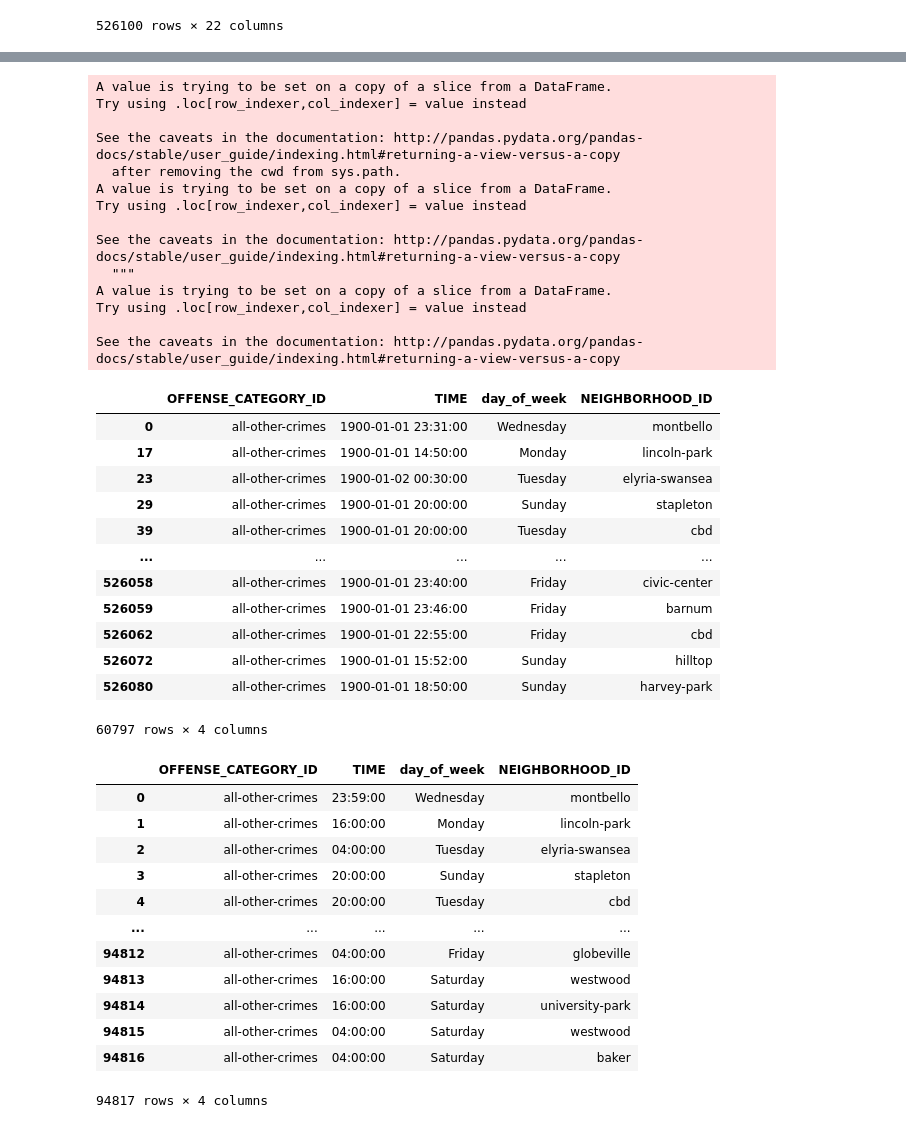
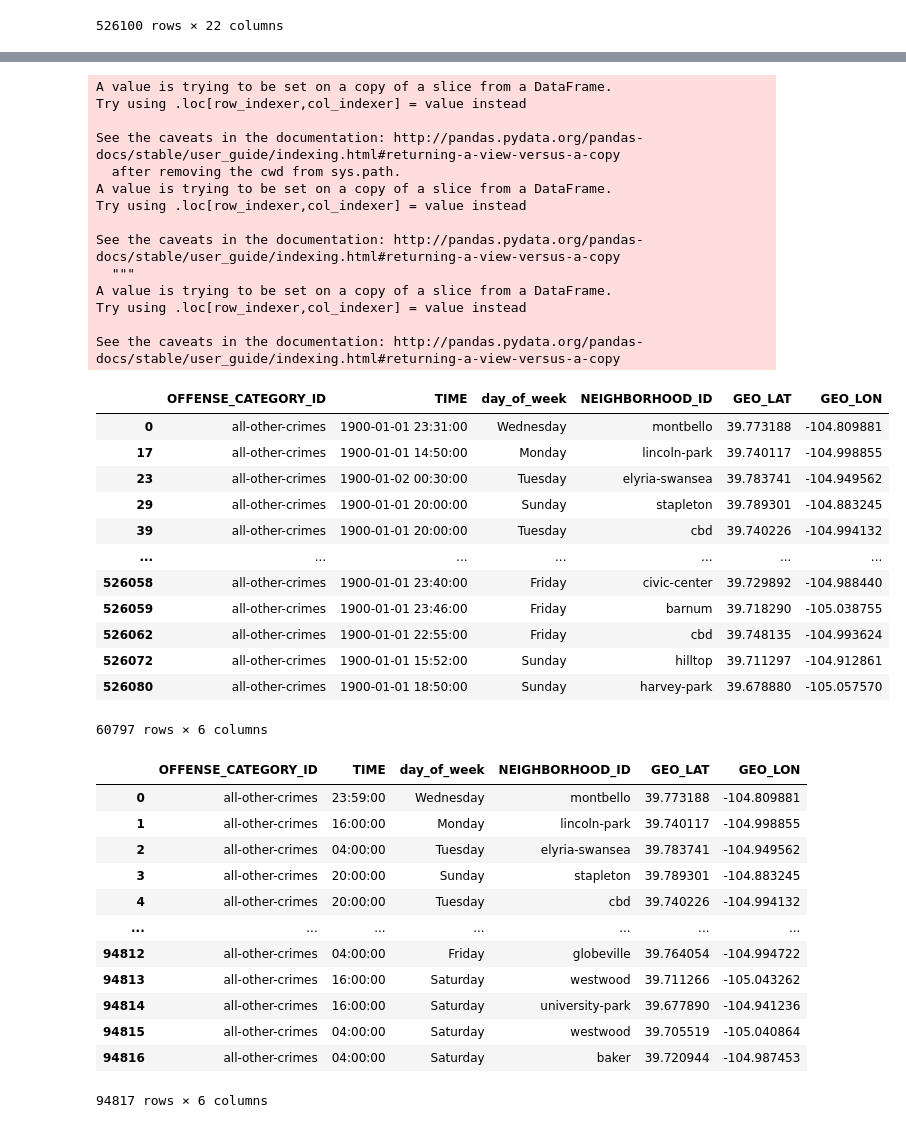
Before and after one commit to bittybueno/data-mining-project, a Jupyter notebook: Other Crimes.ipynb, the cells around one changed output, grey strips where cells are left out. Drawn from its saved outputs; the diff is of its cells as text; code cells hidden in the pictures.

```diff
--- a/Other Crimes.ipynb
+++ b/Other Crimes.ipynb
@@ -34,7 +34,7 @@ df
 | 526099 | 2019688475 | 2019688475220300 | 2203 | 0 | burglary-business-by-force | burglary | ... |
 526100 rows × 22 columns
 # %%
-df_other = df[['OFFENSE_CATEGORY_ID', 'TIME', 'day_of_week','NEIGHBORHOOD_ID']]
+df_other = df[['OFFENSE_CATEGORY_ID', 'TIME', 'day_of_week','NEIGHBORHOOD_ID','GEO_LAT','GEO_LON']]
 df_other = df_other.loc[df_other.OFFENSE_CATEGORY_ID == 'all-other-crimes']
 df_other_am =  df_other.loc[df_other.TIME.str[-2:] == "AM" ]
 df_other_am['TIME'] = [x[:-3] for x in df_other_am['TIME']]
@@ -68,40 +68,40 @@ See the caveats in the documentation: http://pandas.pydata.org/pandas-docs/stabl
 # %%
-df_other = df_other[['OFFENSE_CATEGORY_ID', 'TIME', 'day_of_week','NEIGHBORHOOD_ID']]
+df_other = df_other[['OFFENSE_CATEGORY_ID', 'TIME', 'day_of_week','NEIGHBORHOOD_ID','GEO_LAT','GEO_LON']]
 df_other = df_other.loc[df_other.OFFENSE_CATEGORY_ID == 'all-other-crimes']
 df_other_pm =  df_other.loc[df_other.TIME.str[-2:] == "PM" ]
 df_other_pm['TIME'] = [x[:-3] for x in df_other_pm['TIME']]
 df_other_pm['TIME'] =  pd.to_datetime(df_other_pm['TIME'], format='%H:%M:%S')
 df_other_pm['TIME'] = df_other_pm['TIME'] + timedelta(hours=12)
 # df_other_pm['TIME'] = [d.time() for d in df_other_pm['TIME']]
 df_other_pm
 # %% [output]
 A value is trying to be set on a copy of a slice from a DataFrame.
 Try using .loc[row_indexer,col_indexer] = value instead
 
 See the caveats in the documentation: http://pandas.pydata.org/pandas-docs/stable/user_guide/indexing.html#returning-a-view-versus-a-copy
   after removing the cwd from sys.path.
 A value is trying to be set on a copy of a slice from a DataFrame.
 Try using .loc[row_indexer,col_indexer] = value instead
 
 See the caveats in the documentation: http://pandas.pydata.org/pandas-docs/stable/user_guide/indexing.html#returning-a-view-versus-a-copy
   """
 A value is trying to be set on a copy of a slice from a DataFrame.
 Try using .loc[row_indexer,col_indexer] = value instead
 
 See the caveats in the documentation: http://pandas.pydata.org/pandas-docs/stable/user_guide/indexing.html#returning-a-view-versus-a-copy
-|  | OFFENSE_CATEGORY_ID | TIME | day_of_week | NEIGHBORHOOD_ID |
-| 0 | all-other-crimes | 1900-01-01 23:31:00 | Wednesday | montbello |
-| 17 | all-other-crimes | 1900-01-01 14:50:00 | Monday | lincoln-park |
-| 23 | all-other-crimes | 1900-01-02 00:30:00 | Tuesday | elyria-swansea |
-| 29 | all-other-crimes | 1900-01-01 20:00:00 | Sunday | stapleton |
-| 39 | all-other-crimes | 1900-01-01 20:00:00 | Tuesday | cbd |
-| ... | ... | ... | ... | ... |
-| 526058 | all-other-crimes | 1900-01-01 23:40:00 | Friday | civic-center |
-| 526059 | all-other-crimes | 1900-01-01 23:46:00 | Friday | barnum |
-| 526062 | all-other-crimes | 1900-01-01 22:55:00 | Friday | cbd |
-| 526072 | all-other-crimes | 1900-01-01 15:52:00 | Sunday | hilltop |
-| 526080 | all-other-crimes | 1900-01-01 18:50:00 | Sunday | harvey-park |
+|  | OFFENSE_CATEGORY_ID | TIME | day_of_week | NEIGHBORHOOD_ID | GEO_LAT | GEO_LON |
+| 0 | all-other-crimes | 1900-01-01 23:31:00 | Wednesday | montbello | 39.773188 | -104.809881 |
+| 17 | all-other-crimes | 1900-01-01 14:50:00 | Monday | lincoln-park | 39.740117 | -104.998855 |
+| 23 | all-other-crimes | 1900-01-02 00:30:00 | Tuesday | elyria-swansea | 39.783741 | -104.949562 |
+| 29 | all-other-crimes | 1900-01-01 20:00:00 | Sunday | stapleton | 39.789301 | -104.883245 |
+| 39 | all-other-crimes | 1900-01-01 20:00:00 | Tuesday | cbd | 39.740226 | -104.994132 |
+| ... | ... | ... | ... | ... | ... | ... |
+| 526058 | all-other-crimes | 1900-01-01 23:40:00 | Friday | civic-center | 39.729892 | -104.988440 |
+| 526059 | all-other-crimes | 1900-01-01 23:46:00 | Friday | barnum | 39.718290 | -105.038755 |
+| 526062 | all-other-crimes | 1900-01-01 22:55:00 | Friday | cbd | 39.748135 | -104.993624 |
+| 526072 | all-other-crimes | 1900-01-01 15:52:00 | Sunday | hilltop | 39.711297 | -104.912861 |
+| 526080 | all-other-crimes | 1900-01-01 18:50:00 | Sunday | harvey-park | 39.678880 | -105.057570 |
-60797 rows × 4 columns
+60797 rows × 6 columns
 # %%
 final_other = pd.concat([df_other_pm, df_other_am], ignore_index=True, sort =False)
 
@@ -135,18 +135,18 @@ final_other.loc[(final_other['TIME'].dt.time > datetime_object5.time())&(final_o
 final_other['TIME'] = [d.time() for d in final_other['TIME']]
 final_other
 # %% [output]
-|  | OFFENSE_CATEGORY_ID | TIME | day_of_week | NEIGHBORHOOD_ID |
-| 0 | all-other-crimes | 23:59:00 | Wednesday | montbello |
-| 1 | all-other-crimes | 16:00:00 | Monday | lincoln-park |
-| 2 | all-other-crimes | 04:00:00 | Tuesday | elyria-swansea |
-| 3 | all-other-crimes | 20:00:00 | Sunday | stapleton |
-| 4 | all-other-crimes | 20:00:00 | Tuesday | cbd |
-| ... | ... | ... | ... | ... |
-| 94812 | all-other-crimes | 04:00:00 | Friday | globeville |
-| 94813 | all-other-crimes | 16:00:00 | Saturday | westwood |
-| 94814 | all-other-crimes | 16:00:00 | Saturday | university-park |
-| 94815 | all-other-crimes | 04:00:00 | Saturday | westwood |
-| 94816 | all-other-crimes | 04:00:00 | Saturday | baker |
+|  | OFFENSE_CATEGORY_ID | TIME | day_of_week | NEIGHBORHOOD_ID | GEO_LAT | GEO_LON |
+| 0 | all-other-crimes | 23:59:00 | Wednesday | montbello | 39.773188 | -104.809881 |
+| 1 | all-other-crimes | 16:00:00 | Monday | lincoln-park | 39.740117 | -104.998855 |
+| 2 | all-other-crimes | 04:00:00 | Tuesday | elyria-swansea | 39.783741 | -104.949562 |
+| 3 | all-other-crimes | 20:00:00 | Sunday | stapleton | 39.789301 | -104.883245 |
+| 4 | all-other-crimes | 20:00:00 | Tuesday | cbd | 39.740226 | -104.994132 |
+| ... | ... | ... | ... | ... | ... | ... |
+| 94812 | all-other-crimes | 04:00:00 | Friday | globeville | 39.764054 | -104.994722 |
+| 94813 | all-other-crimes | 16:00:00 | Saturday | westwood | 39.711266 | -105.043262 |
+| 94814 | all-other-crimes | 16:00:00 | Saturday | university-park | 39.677890 | -104.941236 |
+| 94815 | all-other-crimes | 04:00:00 | Saturday | westwood | 39.705519 | -105.040864 |
+| 94816 | all-other-crimes | 04:00:00 | Saturday | baker | 39.720944 | -104.987453 |
-94817 rows × 4 columns
+94817 rows × 6 columns
 # %%
 other_csv = final_other[['day_of_week','NEIGHBORHOOD_ID', 'TIME']]
```
Also changed, not shown: parts of 2 cells of this notebook, 20 other files.
